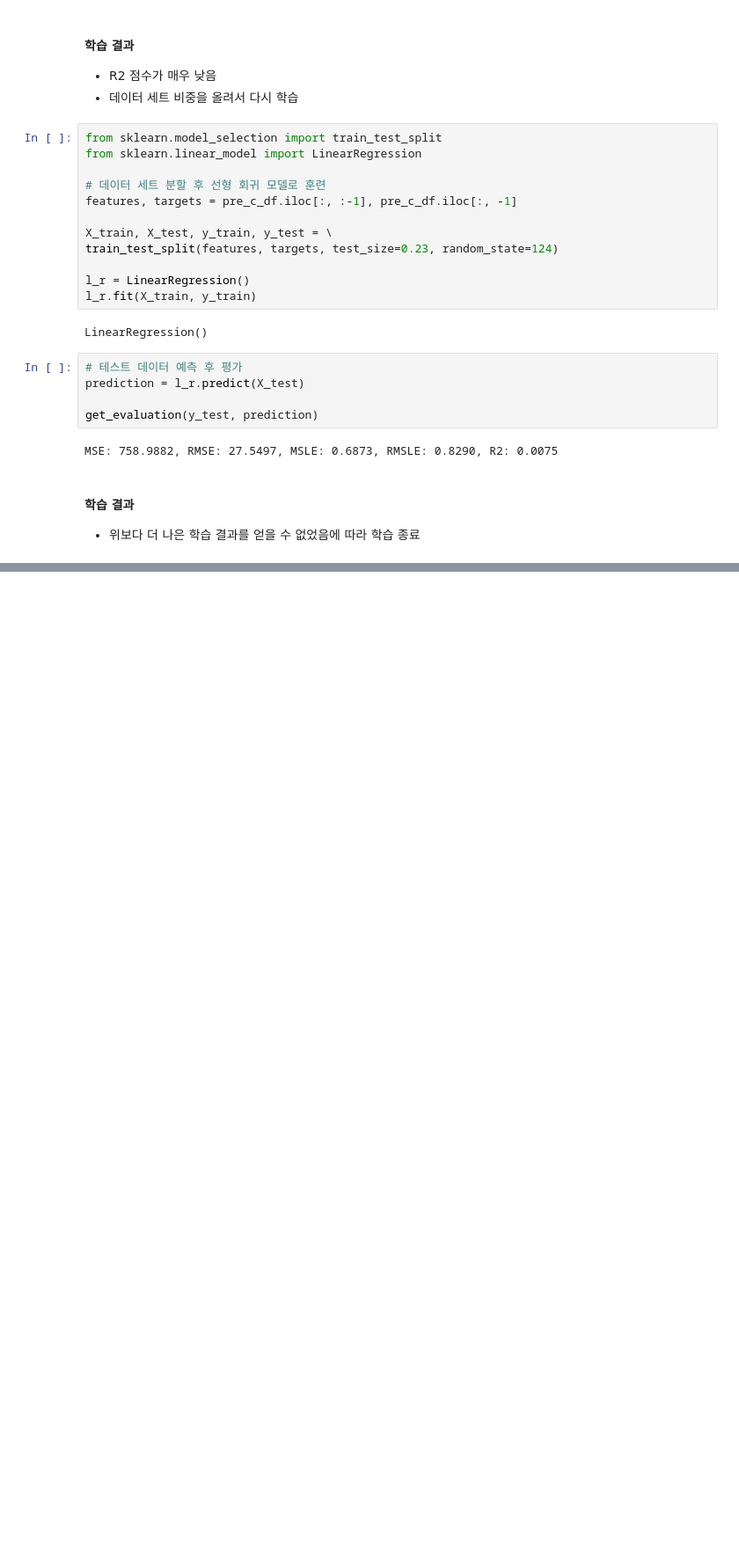
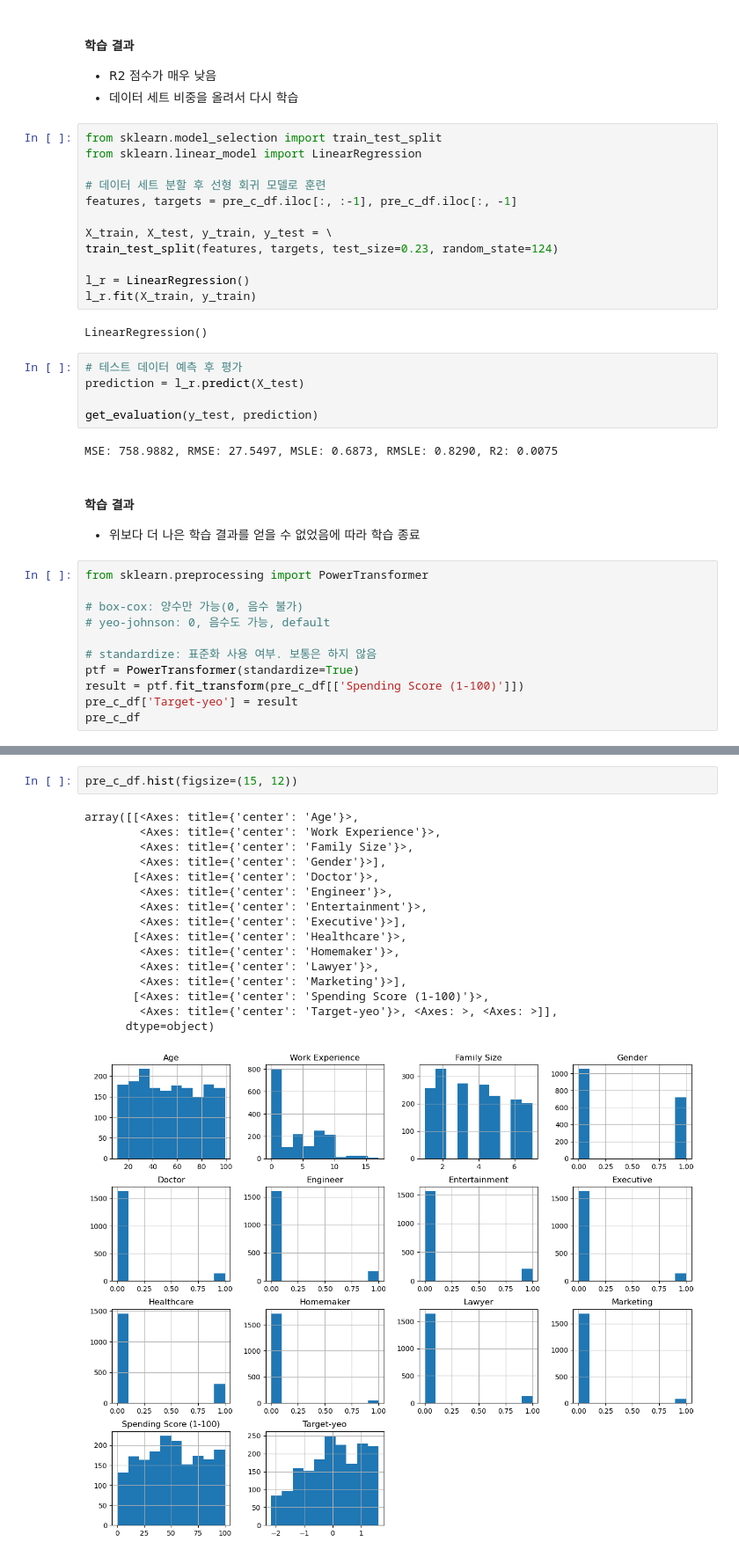
Before and after one commit to NoviceKim/machine-learning, a Jupyter notebook: c_regression/d_OLS_task01.ipynb, the cells around one changed output, grey strips where cells are left out. Shown at 88% size. Cells and saved outputs as stored; diff of their text form; blank space fills up the shorter version.

```diff
--- a/c_regression/d_OLS_task01.ipynb
+++ b/c_regression/d_OLS_task01.ipynb
@@ -1189,3 +1189,14 @@ MSE: 758.9882, RMSE: 27.5497, MSLE: 0.6873, RMSLE: 0.8290, R2: 0.0075
 # %% [markdown]
 #### 학습 결과
 - 위보다 더 나은 학습 결과를 얻을 수 없었음에 따라 학습 종료
+# %%
+from sklearn.preprocessing import PowerTransformer
+
+# box-cox: 양수만 가능(0, 음수 불가)
+# yeo-johnson: 0, 음수도 가능, default
+
+# standardize: 표준화 사용 여부. 보통은 하지 않음
+ptf = PowerTransformer(standardize=True)
+result = ptf.fit_transform(pre_c_df[['Spending Score (1-100)']])
+pre_c_df['Target-yeo'] = result
+pre_c_df
@@ -1191,0 +1217,19 @@ MSE: 758.9882, RMSE: 27.5497, MSLE: 0.6873, RMSLE: 0.8290, R2: 0.0075
+# %%
+pre_c_df.hist(figsize=(15, 12))
+# %% [output]
+array([[<Axes: title={'center': 'Age'}>,
+        <Axes: title={'center': 'Work Experience'}>,
+        <Axes: title={'center': 'Family Size'}>,
+        <Axes: title={'center': 'Gender'}>],
+       [<Axes: title={'center': 'Doctor'}>,
+        <Axes: title={'center': 'Engineer'}>,
+        <Axes: title={'center': 'Entertainment'}>,
+        <Axes: title={'center': 'Executive'}>],
+       [<Axes: title={'center': 'Healthcare'}>,
+        <Axes: title={'center': 'Homemaker'}>,
+        <Axes: title={'center': 'Lawyer'}>,
+        <Axes: title={'center': 'Marketing'}>],
+       [<Axes: title={'center': 'Spending Score (1-100)'}>,
+        <Axes: title={'center': 'Target-yeo'}>, <Axes: >, <Axes: >]],
+      dtype=object)
+[figure, added]
```
Also changed, not shown: parts of 11 cells of this notebook, 11 other files.
